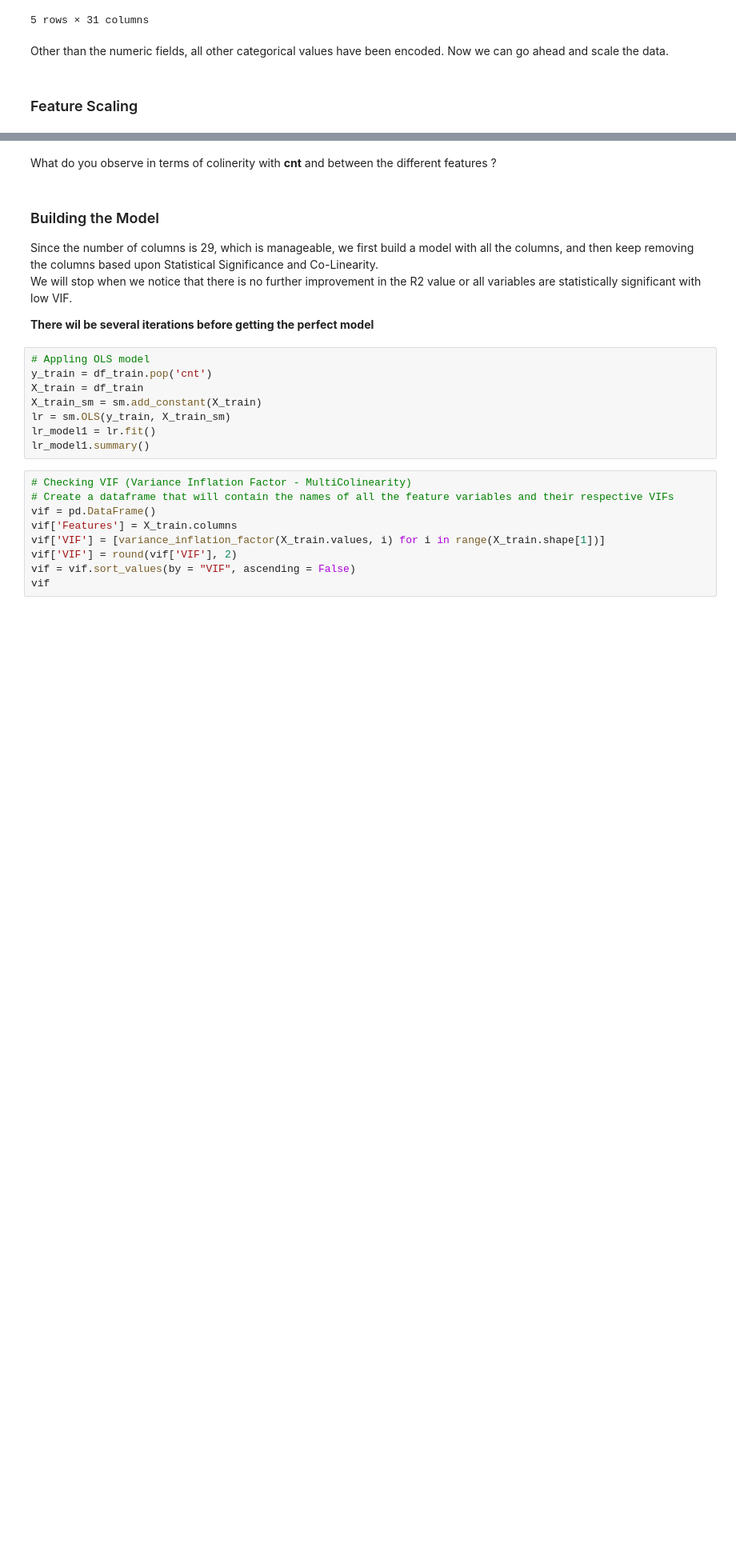
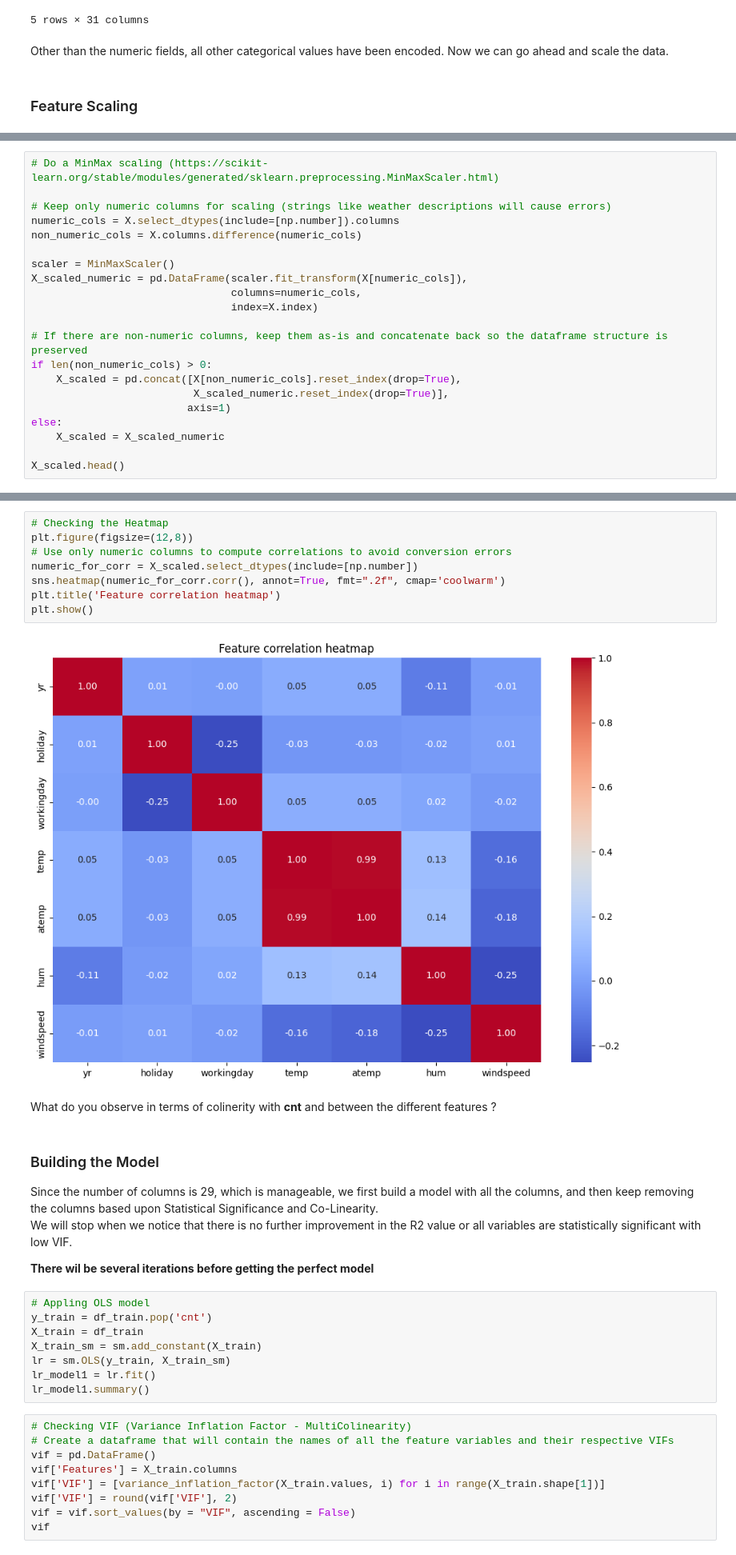
Before and after one commit to elisemyr/LAB3_MACHINE_LEARNING, a Jupyter notebook: lab3/Lab3_ML_AIDAMS_Student.ipynb, the cells around one changed output, grey strips where cells are left out. Shown at 80% size. Saved outputs shown, nothing was run; the diff lists cells and outputs as text; blank space fills up the shorter version.

```diff
--- a/lab3/Lab3_ML_AIDAMS_Student.ipynb
+++ b/lab3/Lab3_ML_AIDAMS_Student.ipynb
@@ -422,0 +419,21 @@ Other than the numeric fields, all other categorical values have been encoded. N
+# %%
+# Do a MinMax scaling (https://scikit-learn.org/stable/modules/generated/sklearn.preprocessing.MinMaxScaler.html)
+
+# Keep only numeric columns for scaling (strings like weather descriptions will cause errors)
+numeric_cols = X.select_dtypes(include=[np.number]).columns
+non_numeric_cols = X.columns.difference(numeric_cols)
+
+scaler = MinMaxScaler()
+X_scaled_numeric = pd.DataFrame(scaler.fit_transform(X[numeric_cols]),
+                                columns=numeric_cols,
+                                index=X.index)
+
+# If there are non-numeric columns, keep them as-is and concatenate back so the dataframe structure is preserved
+if len(non_numeric_cols) > 0:
+    X_scaled = pd.concat([X[non_numeric_cols].reset_index(drop=True),
+                          X_scaled_numeric.reset_index(drop=True)],
+                         axis=1)
+else:
+    X_scaled = X_scaled_numeric
+
+X_scaled.head()
@@ -423,3 +448,13 @@ Other than the numeric fields, all other categorical values have been encoded. N
+# %%
+# Checking the Heatmap
+plt.figure(figsize=(12,8))
+# Use only numeric columns to compute correlations to avoid conversion errors
+numeric_for_corr = X_scaled.select_dtypes(include=[np.number])
+sns.heatmap(numeric_for_corr.corr(), annot=True, fmt=".2f", cmap='coolwarm')
+plt.title('Feature correlation heatmap')
+plt.show()
+# %% [output]
+[figure, added]
 # %% [markdown]
 What do you observe in terms of colinerity with <b>cnt</b> and between the different features ?
 # %% [markdown]
```
Also changed, not shown: parts of 3 cells of this notebook.
